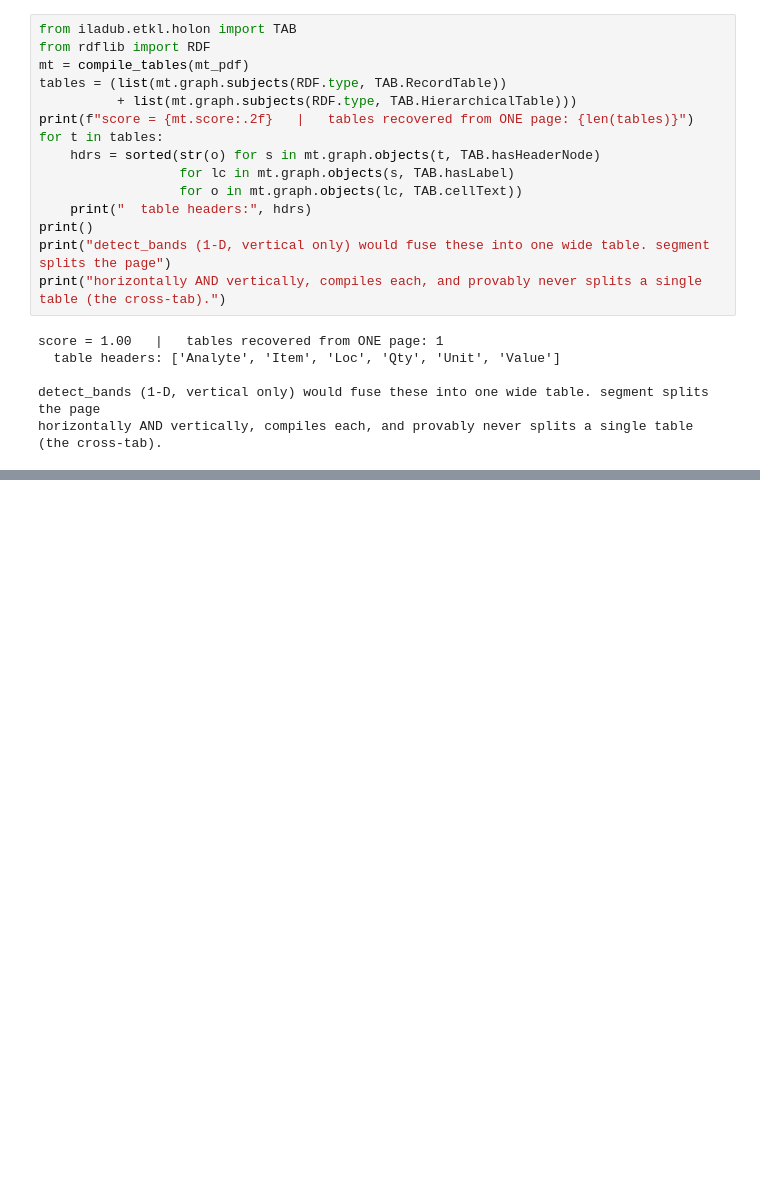
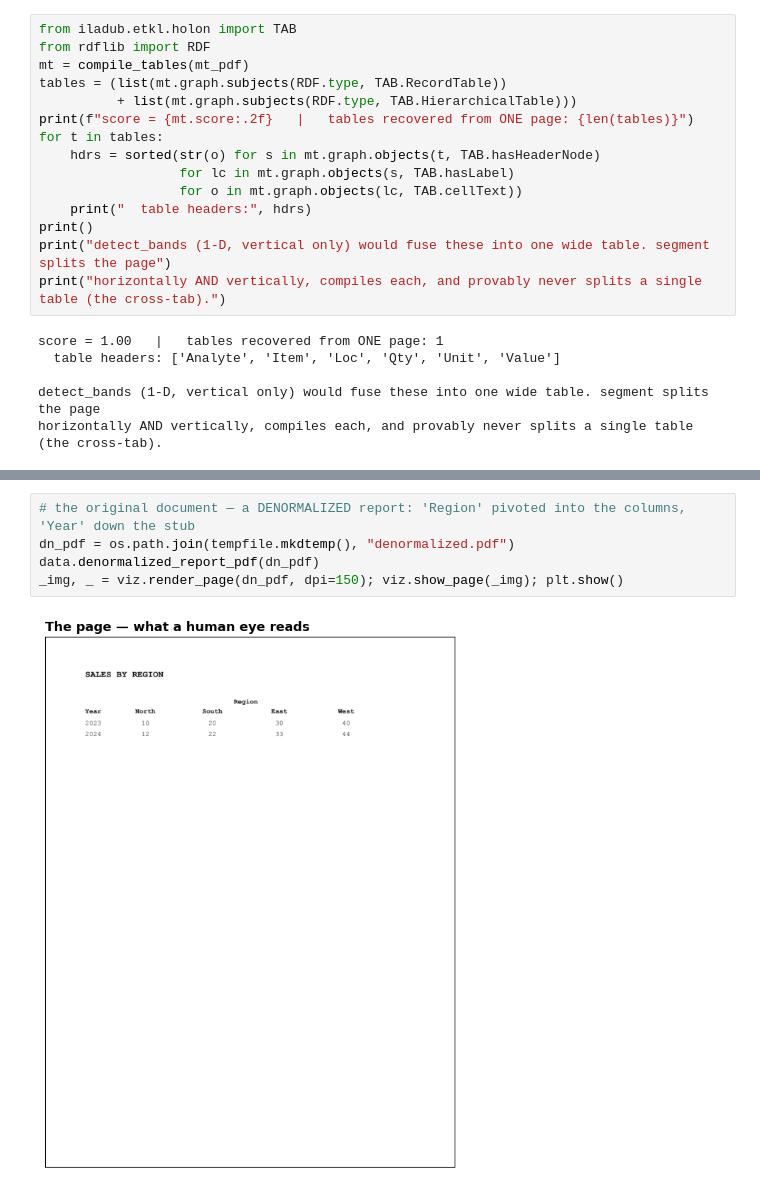
Before and after one commit to iladub/iladub, a Jupyter notebook: demo/etkl_1a_showcase.ipynb, the cells around one changed output, grey strips where cells are left out. Cells and saved outputs as stored; diff of their text form; blank space fills up the shorter version.

```diff
--- a/demo/etkl_1a_showcase.ipynb
+++ b/demo/etkl_1a_showcase.ipynb
@@ -473,0 +490,7 @@ horizontally AND vertically, compiles each, and provably never splits a single t
+# %%
+# the original document — a DENORMALIZED report: 'Region' pivoted into the columns, 'Year' down the stub
+dn_pdf = os.path.join(tempfile.mkdtemp(), "denormalized.pdf")
+data.denormalized_report_pdf(dn_pdf)
+_img, _ = viz.render_page(dn_pdf, dpi=150); viz.show_page(_img); plt.show()
+# %% [output]
+[figure, added]
```
Also changed, not shown: parts of 5 cells of this notebook, 12 other files.
